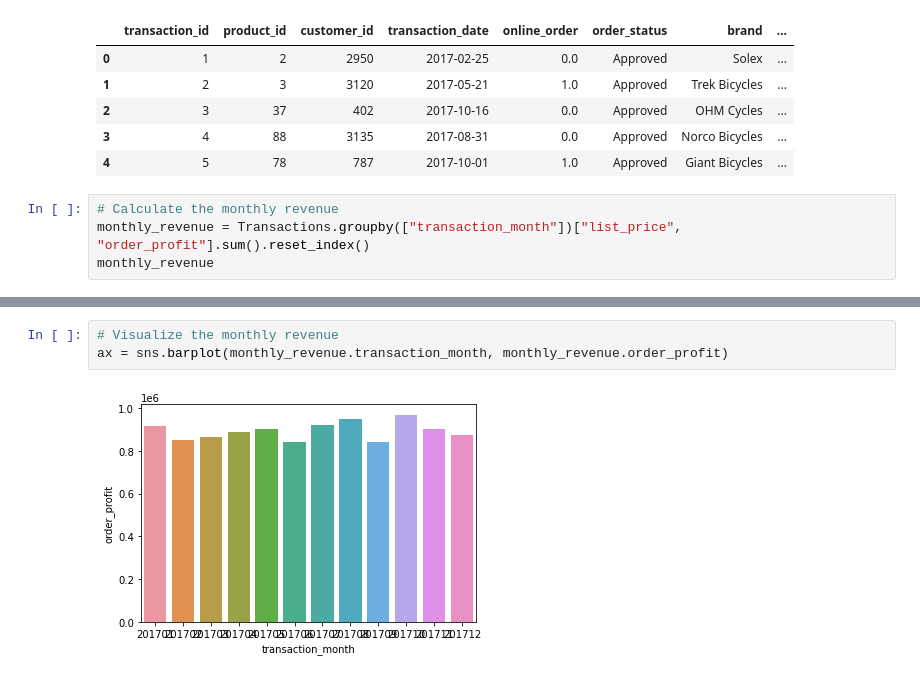
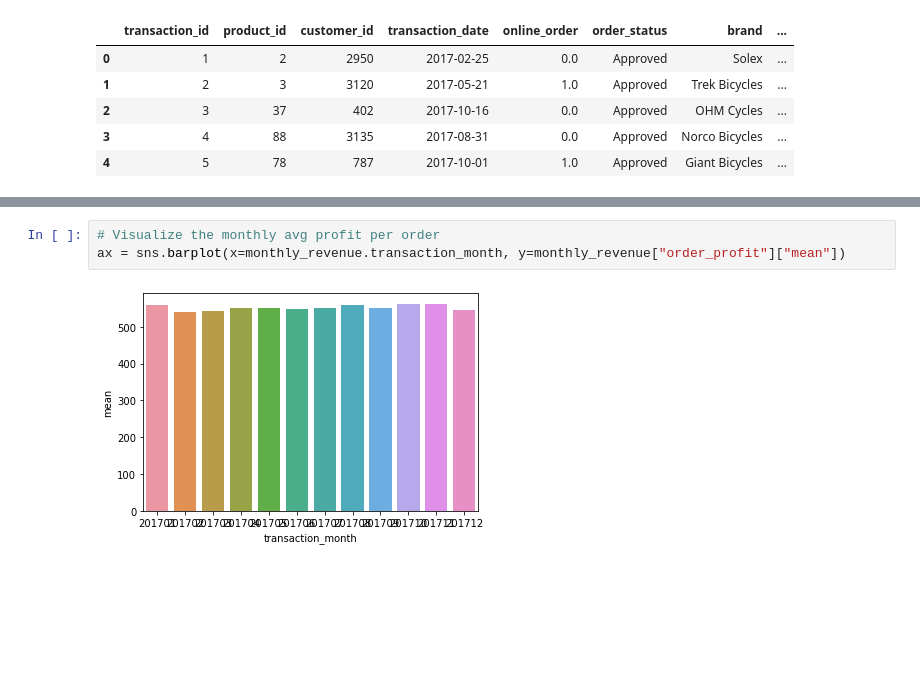
Before and after one commit to Navyhoang/KPMG_Virtual_Internship_Challenge, a Jupyter notebook: Results/KPMG_module_1_transaction.ipynb, the cells around one changed output, grey strips where cells are left out. Cells and saved outputs as stored; diff of their text form; blank space fills up the shorter version.

Commit message:
Updated monthly new customers

```diff
--- a/Results/KPMG_module_1_transaction.ipynb
+++ b/Results/KPMG_module_1_transaction.ipynb
@@ -725,7 +725,3 @@ Transactions.head()
 | 2 | 3 | 37 | 402 | 2017-10-16 | 0.0 | Approved | OHM Cycles | ... |
 | 3 | 4 | 88 | 3135 | 2017-08-31 | 0.0 | Approved | Norco Bicycles | ... |
 | 4 | 5 | 78 | 787 | 2017-10-01 | 1.0 | Approved | Giant Bicycles | ... |
-# %%
-# Calculate the monthly revenue
-monthly_revenue = Transactions.groupby(["transaction_month"])["list_price", "order_profit"].sum().reset_index()
-monthly_revenue
@@ -746,5 +728,5 @@ monthly_revenue
 # %%
-# Visualize the monthly revenue
-ax = sns.barplot(monthly_revenue.transaction_month, monthly_revenue.order_profit)
+# Visualize the monthly avg profit per order
+ax = sns.barplot(x=monthly_revenue.transaction_month, y=monthly_revenue["order_profit"]["mean"])
 # %% [output]
-[figure, old version]
+[figure, new version]
```
Also changed, not shown: parts of 6 cells of this notebook.
